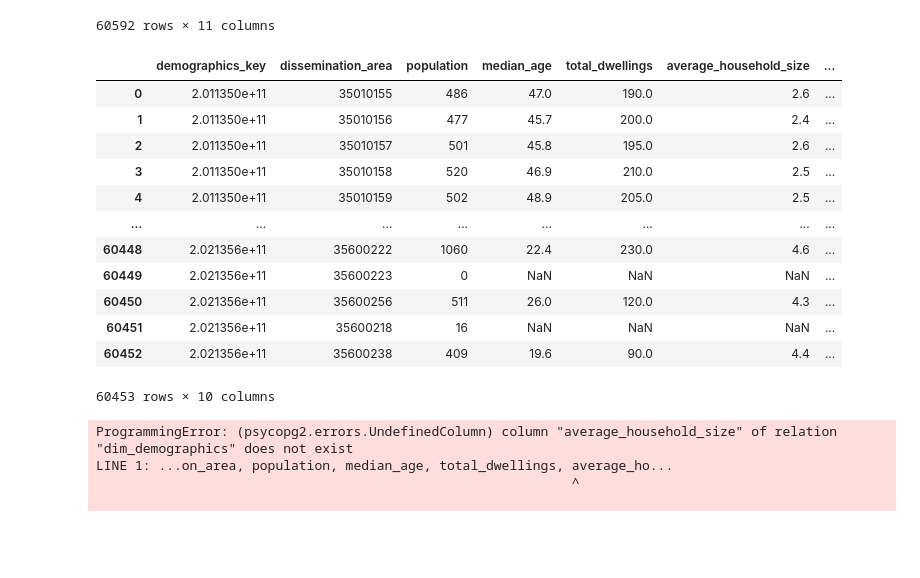
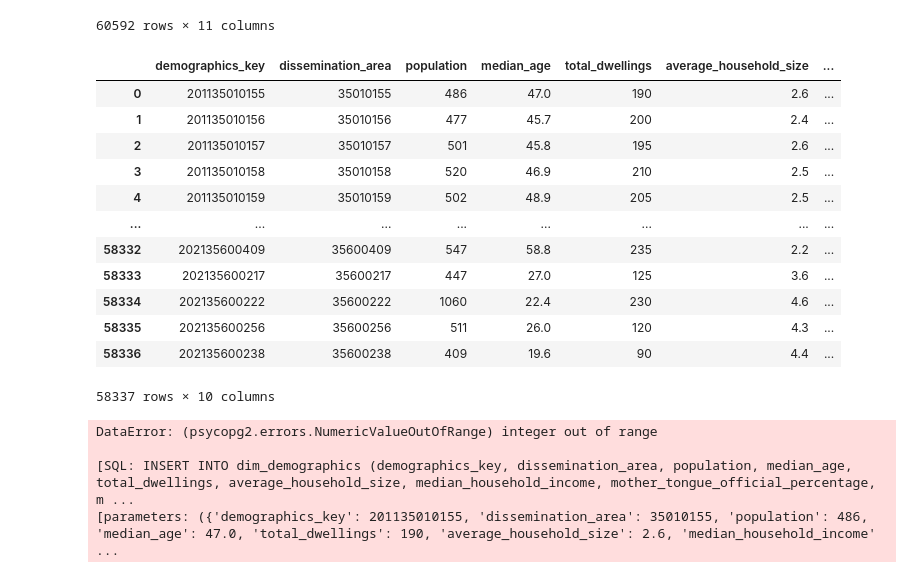
Before and after one commit to AmyLDunn/CSI4142-Project, a Jupyter notebook: code/Demographics_data_processing_and_table_creation.ipynb, the cells around one changed output. Drawn from its saved outputs; the diff is of its cells as text; code cells hidden in the pictures; blank space fills up the shorter version.

Commit message:
demographics for debugging
demographics still bugged

```diff
--- a/code/Demographics_data_processing_and_table_creation.ipynb
+++ b/code/Demographics_data_processing_and_table_creation.ipynb
@@ -105,27 +105,35 @@ result
 # %%
 #Removed the average age column as the average age was not reported in the 2011 or 2016 census profiles
 result=result.drop(columns=['average_age'])
-#removed the rows where the population was null and converted it into an integer
-result=result.dropna(subset=['population']).reset_index(drop = True)
+#removed the rows where the population or average_household_size was null
+result=result.dropna(subset=['population','average_household_size','median_household_income',
+                             'mother_tongue_official_percentage','mother_tongue_unofficial_percentage']).reset_index(drop = True)
+#convert demographics_key into an integer
+result.demographics_key=result.demographics_key.astype('int64')
+
+
+#convert population into an integer
 result.population=result.population.astype('int64')
 #convert date to an integer
 result.census_year=result.census_year.astype('int64')
+#convert total_dwellings to int
+result.total_dwellings=result.total_dwellings.astype('int64')
 #print the resulting table
 result
 # %% [output]
 |  | demographics_key | dissemination_area | population | median_age | total_dwellings | average_household_size | ... |
-| 0 | 2.011350e+11 | 35010155 | 486 | 47.0 | 190.0 | 2.6 | ... |
-| 1 | 2.011350e+11 | 35010156 | 477 | 45.7 | 200.0 | 2.4 | ... |
-| 2 | 2.011350e+11 | 35010157 | 501 | 45.8 | 195.0 | 2.6 | ... |
-| 3 | 2.011350e+11 | 35010158 | 520 | 46.9 | 210.0 | 2.5 | ... |
-| 4 | 2.011350e+11 | 35010159 | 502 | 48.9 | 205.0 | 2.5 | ... |
+| 0 | 201135010155 | 35010155 | 486 | 47.0 | 190 | 2.6 | ... |
+| 1 | 201135010156 | 35010156 | 477 | 45.7 | 200 | 2.4 | ... |
+| 2 | 201135010157 | 35010157 | 501 | 45.8 | 195 | 2.6 | ... |
+| 3 | 201135010158 | 35010158 | 520 | 46.9 | 210 | 2.5 | ... |
+| 4 | 201135010159 | 35010159 | 502 | 48.9 | 205 | 2.5 | ... |
 | ... | ... | ... | ... | ... | ... | ... | ... |
-| 60448 | 2.021356e+11 | 35600222 | 1060 | 22.4 | 230.0 | 4.6 | ... |
-| 60449 | 2.021356e+11 | 35600223 | 0 | NaN | NaN | NaN | ... |
-| 60450 | 2.021356e+11 | 35600256 | 511 | 26.0 | 120.0 | 4.3 | ... |
-| 60451 | 2.021356e+11 | 35600218 | 16 | NaN | NaN | NaN | ... |
-| 60452 | 2.021356e+11 | 35600238 | 409 | 19.6 | 90.0 | 4.4 | ... |
+| 58332 | 202135600409 | 35600409 | 547 | 58.8 | 235 | 2.2 | ... |
+| 58333 | 202135600217 | 35600217 | 447 | 27.0 | 125 | 3.6 | ... |
+| 58334 | 202135600222 | 35600222 | 1060 | 22.4 | 230 | 4.6 | ... |
+| 58335 | 202135600256 | 35600256 | 511 | 26.0 | 120 | 4.3 | ... |
+| 58336 | 202135600238 | 35600238 | 409 | 19.6 | 90 | 4.4 | ... |
-60453 rows × 10 columns
+58337 rows × 10 columns
 # %%
 #uncomment the following line of code if psycopg2 or sqlalchemy not installed locally
 #!pip install psycopg2
@@ -138,7 +146,7 @@ import sqlalchemy
 engine = sqlalchemy.create_engine('postgresql+psycopg2://postgres:CSI4142@localhost:5432/fire_hazard')
 result.to_sql(name='dim_demographics', con=engine,if_exists='append', index=False)
 # %% [output]
-ProgrammingError: (psycopg2.errors.UndefinedColumn) column "average_household_size" of relation "dim_demographics" does not exist
-LINE 1: ...on_area, population, median_age, total_dwellings, average_ho...
-                                                             ^
+DataError: (psycopg2.errors.NumericValueOutOfRange) integer out of range
 
+[SQL: INSERT INTO dim_demographics (demographics_key, dissemination_area, population, median_age, total_dwellings, average_household_size, median_household_income, mother_tongue_official_percentage, m ...
+[parameters: ({'demographics_key': 201135010155, 'dissemination_area': 35010155, 'population': 486, 'median_age': 47.0, 'total_dwellings': 190, 'average_household_size': 2.6, 'median_household_income' ...
```
Also changed, not shown: 1 other file.
